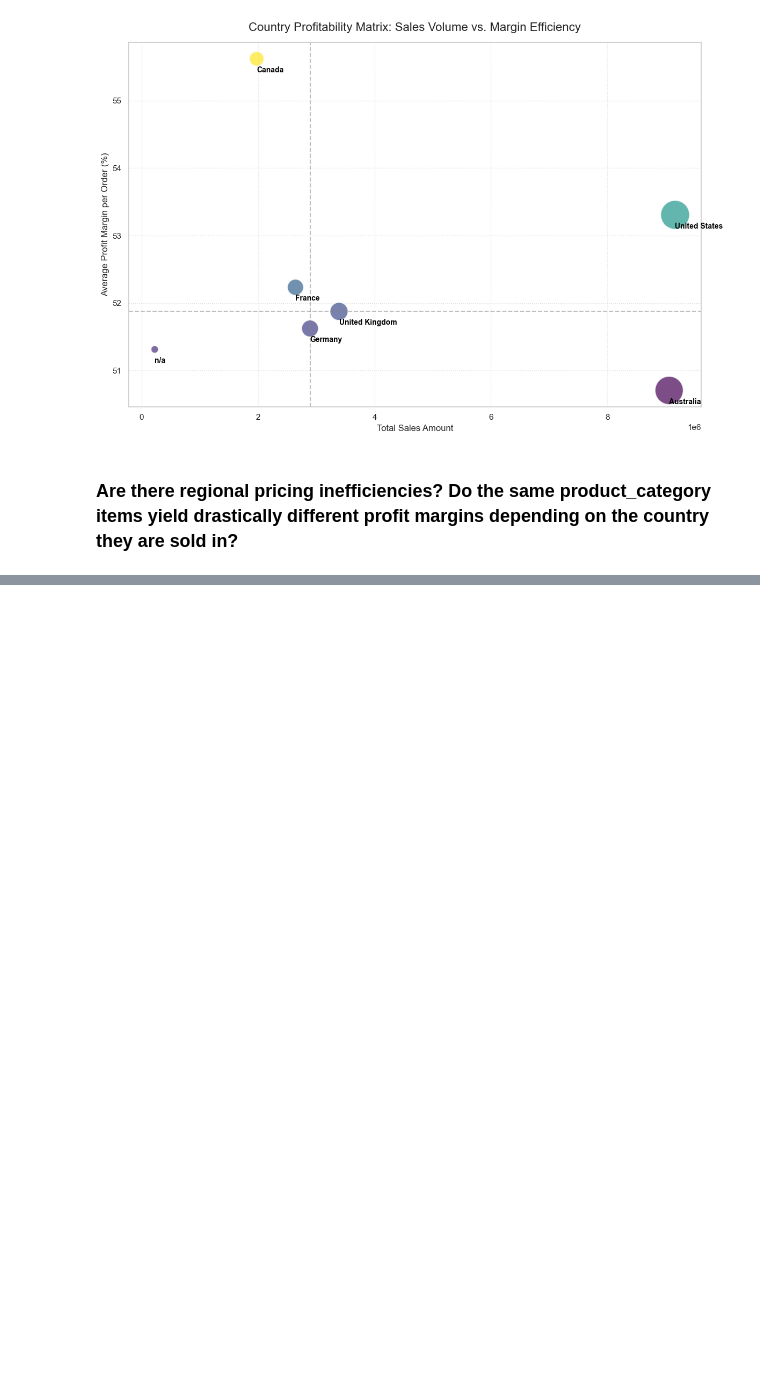
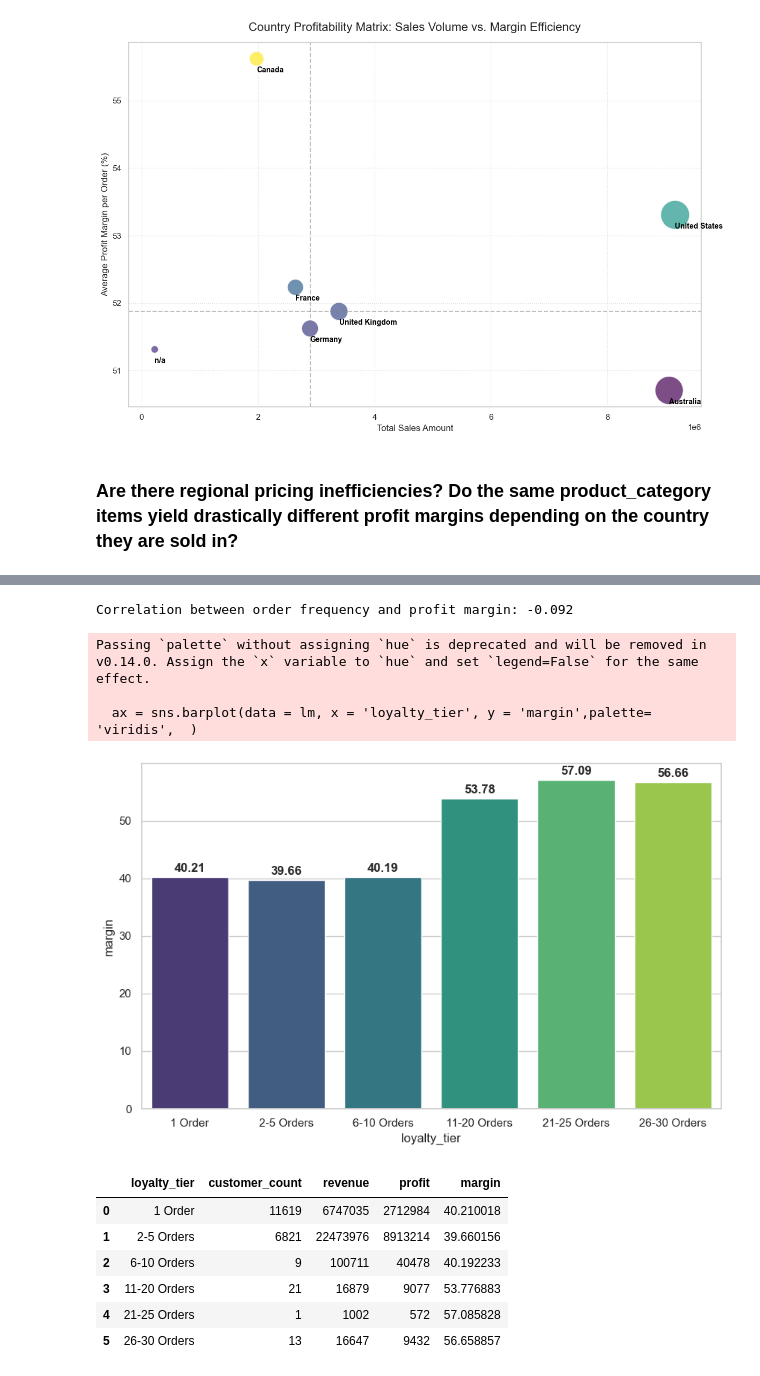
Before and after one commit to omkar-2004/Sql_DataWarehouse, a Jupyter notebook: Scripts/gold/Python Advance Analysis/Profitability_&_Sales_Optimization.ipynb, the cells around one changed output, grey strips where cells are left out. Cells and saved outputs as stored; diff of their text form; code cells hidden in the pictures; blank space fills up the shorter version.

```diff
--- a/Scripts/gold/Python Advance Analysis/Profitability_&_Sales_Optimization.ipynb
+++ b/Scripts/gold/Python Advance Analysis/Profitability_&_Sales_Optimization.ipynb
@@ -437,0 +574,47 @@ regional_metric
+# %%
+customer_stats = df.groupby('customer_key').agg(
+    avg_profit_margin=('profit_margin%', 'mean'),
+    total_orders = ('order_number','nunique'),
+    total_revenue = ('sales_amount','sum'),
+    total_profit = ('total_profit','sum')
+).reset_index()
+
+
+correlation = customer_stats['total_orders'].corr(customer_stats['avg_profit_margin'])
+
+bins = [0,1,5,10,20,25,30]
+labels = ['1 Order', '2-5 Orders', '6-10 Orders', '11-20 Orders', '21-25 Orders', '26-30 Orders']
+
+customer_stats['loyalty_tier'] = pd.cut(customer_stats['total_orders'], bins=bins, labels=labels)
+loyalty_metric = customer_stats.groupby('loyalty_tier').agg(
+    customer_count = ('customer_key','count'),
+    revenue = ('total_revenue', 'sum'),
+    profit = ('total_profit', 'sum')
+).reset_index()
+
+loyalty_metric['margin'] = (loyalty_metric['profit'] / loyalty_metric['revenue'])  * 100
+
+print(f"Correlation between order frequency and profit margin: {correlation:.3f}")
+lm = loyalty_metric[['loyalty_tier', 'customer_count', 'margin']]
+
+plt.figure(figsize=(10,6))
+ax = sns.barplot(data = lm, x = 'loyalty_tier', y = 'margin',palette= 'viridis',  )
+
+for i in ax.containers:
+    ax.bar_label(i,fmt = '%.2f', padding=3, fontweight  = 'bold')
+
+plt.show()
+loyalty_metric
+# %% [output]
+Correlation between order frequency and profit margin: -0.092
+Passing `palette` without assigning `hue` is deprecated and will be removed in v0.14.0. Assign the `x` variable to `hue` and set `legend=False` for the same effect.
+
+  ax = sns.barplot(data = lm, x = 'loyalty_tier', y = 'margin',palette= 'viridis',  )
+[figure, added]
+|  | loyalty_tier | customer_count | revenue | profit | margin |
+| 0 | 1 Order | 11619 | 6747035 | 2712984 | 40.210018 |
+| 1 | 2-5 Orders | 6821 | 22473976 | 8913214 | 39.660156 |
+| 2 | 6-10 Orders | 9 | 100711 | 40478 | 40.192233 |
+| 3 | 11-20 Orders | 21 | 16879 | 9077 | 53.776883 |
+| 4 | 21-25 Orders | 1 | 1002 | 572 | 57.085828 |
+| 5 | 26-30 Orders | 13 | 16647 | 9432 | 56.658857 |
```
Also changed, not shown: parts of 21 cells of this notebook, 1 other file.
